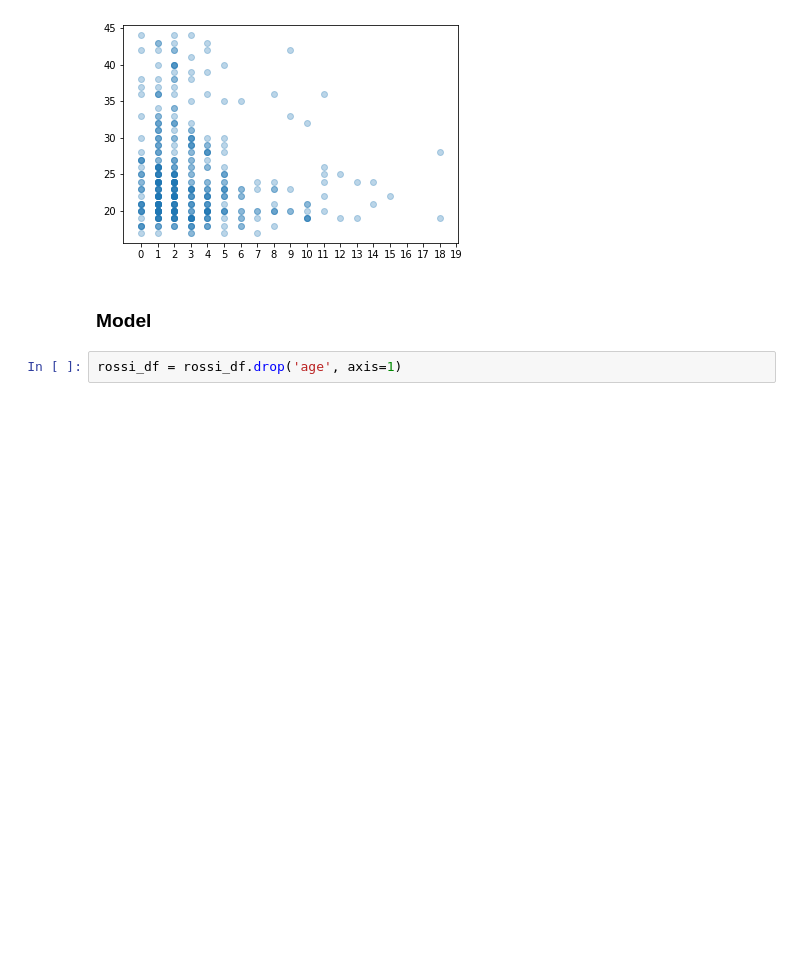
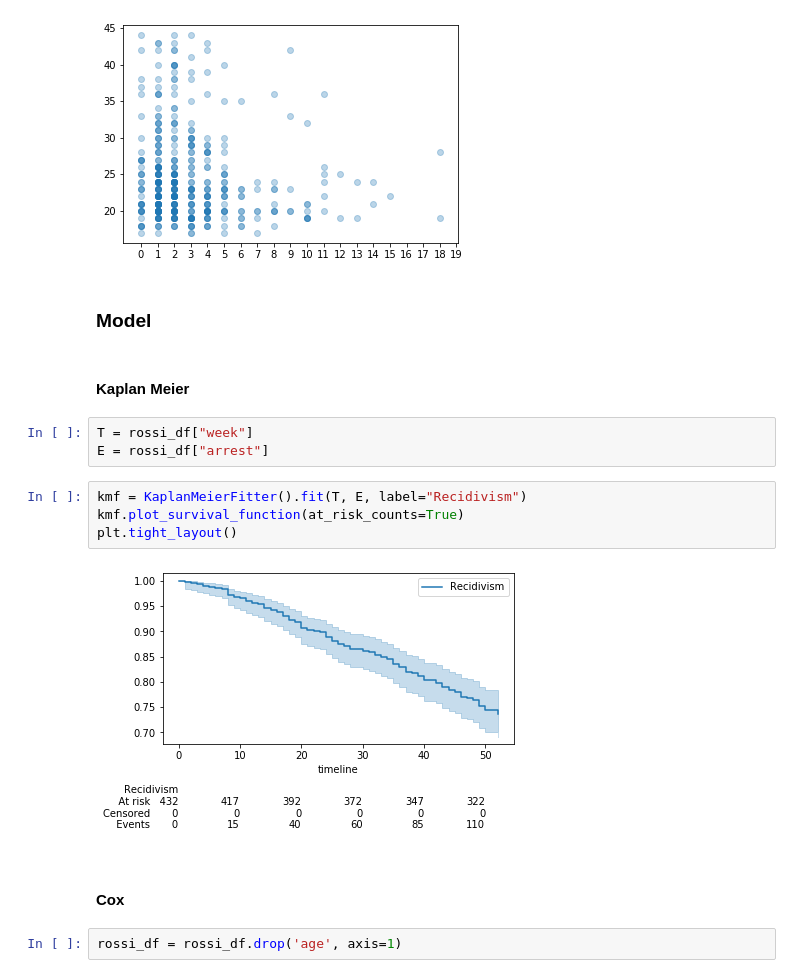
Before and after one commit to bseewald/fairness-ml-health, a Jupyter notebook: notebooks/mimic-iii/survival_analysis/Rossi.ipynb, the cells around one changed output. Drawn from its saved outputs; the diff is of its cells as text; blank space fills up the shorter version.

Commit message:
add kaplan-meier

```diff
--- a/notebooks/mimic-iii/survival_analysis/Rossi.ipynb
+++ b/notebooks/mimic-iii/survival_analysis/Rossi.ipynb
@@ -133,6 +133,19 @@ plt.scatter(x, y, alpha=0.3)
 [figure]
 # %% [markdown]
 ### Model
+# %% [markdown]
+#### Kaplan Meier
+# %%
+T = rossi_df["week"]
+E = rossi_df["arrest"]
+# %%
+kmf = KaplanMeierFitter().fit(T, E, label="Recidivism")
+kmf.plot_survival_function(at_risk_counts=True)
+plt.tight_layout()
+# %% [output]
+[figure, added]
+# %% [markdown]
+#### Cox
 # %%
 rossi_df = rossi_df.drop('age', axis=1)
 # %%
```
Also changed, not shown: parts of 1 cell of this notebook.
